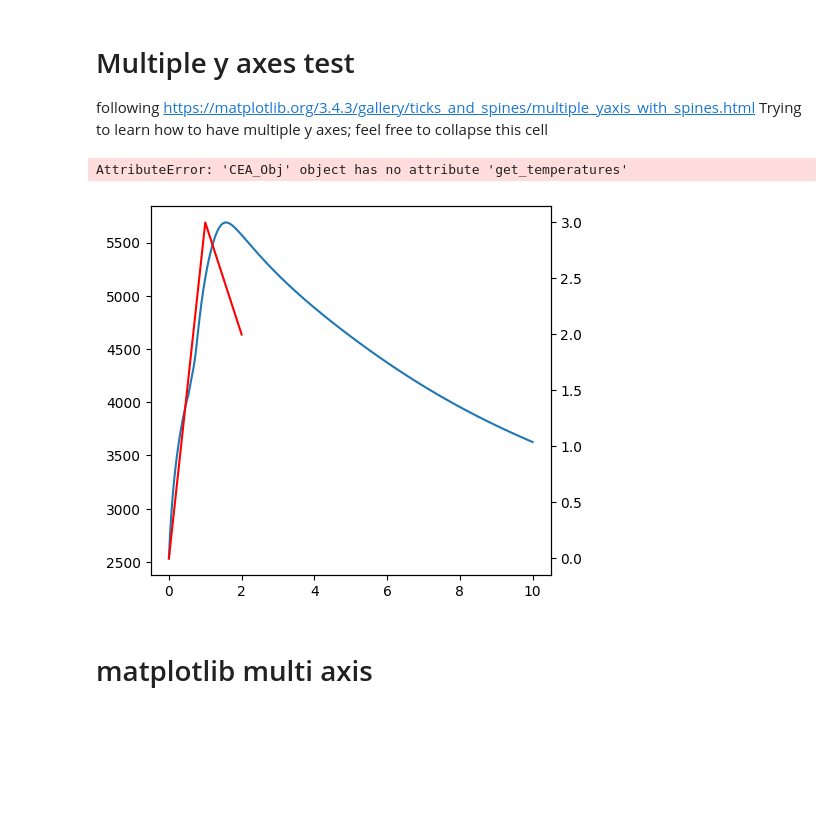
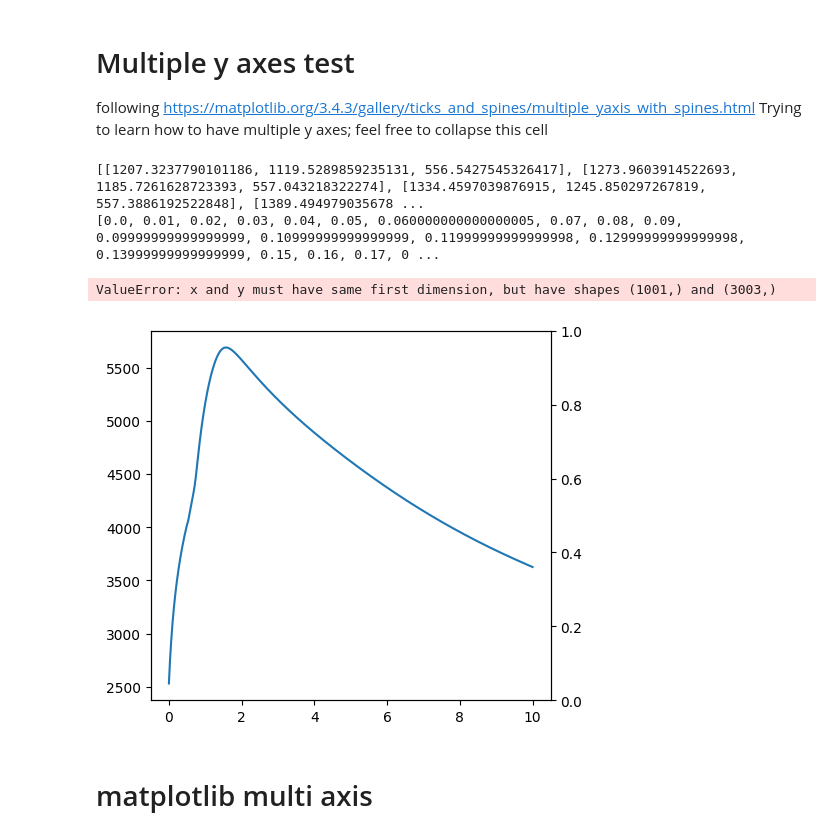
Before and after one commit to 2d1ff1cult/UNLV_SEDS_SPARK2, a Jupyter notebook: SPARK2_RocketCEA.ipynb, the cells around one changed output. Cells and saved outputs as stored; diff of their text form; code cells hidden in the pictures; blank space fills up the shorter version.

```diff
--- a/SPARK2_RocketCEA.ipynb
+++ b/SPARK2_RocketCEA.ipynb
@@ -347,47 +321,58 @@ from rocketcea.cea_obj import CEA_Obj
 
 fig, ax = plt.subplots()
 fig.subplots_adjust(right=0.75)
+
+rankine = 0.5555555556 #how many rankines in a kelvin
 
 
 # sample pcL from quickstart guide of rocketcea
 pcL = [800., 100., 70.]
 
 # note that you can use common ox/fuels' equations
 ispObj = CEA_Obj(propName='', oxName='LOX', fuelName="C2H5OH")
 
 for Pc in pcL:
   cstararr = []
+  temprankine = []
+  tempkelvin = []
   MR = 0.0
   mrarr = []
   label = []
   while MR < 10.0:
     cstararr.append(ispObj.get_Cstar( Pc=Pc, MR=MR))
+    temprankine.append(ispObj.get_Temperatures(Pc=Pc, MR=MR))
+
     mrarr.append(MR)
     MR += 0.01 # smaller for more precise data
 
   cstar = ax # defining primary plot
   temp = ax.twinx()
 
   temp.spines.right.set_position(("axes", 1))
 
   cstarplot, = ax.plot(mrarr,cstararr,label='Pc=%g psia'%Pc) # defining cstarplot as primary
-  #TODO: add fuel stuff vs. temperature, currently just sample data
-  # tempplot, = temp.plot([0, 1, 2], [0, 3, 2], "r-", label="Temperature")
-  tempplot, = temp.plot([0, 1, 2], [0, 3, 2], "r-", label="Temperature")
-  print(ispObj.get_temperatures(Pc=Pc, MR=MR,  ))
+  for i in range(0,len(temprankine)):
+    for j in temprankine[i]:
+      tempkelvin.append(rankine*j)
+
+  print(temprankine)
+  print(mrarr)
+  tempplot = temp.plot(mrarr,tempkelvin)
   cstar.set_xlabel('Mixture Ratio (O/F)')
   cstar.set_ylabel('C* (ft/sec)')
-  temp.set_ylabel("Temperature")
+  #temp.set_ylabel("Temperature")
 
   cstar.legend(loc='upper right')
-  temp.legend(loc='lower right')
+  #temp.legend(loc='best')
   cstar.grid(True)
-  plt.title("Ox / Fuel: " + ispObj.desc)
+  plt.title("C* vs. Isp & Temp\n Ox / Fuel: " + ispObj.desc)
 
 plt.show()
 # %% [output]
-AttributeError: 'CEA_Obj' object has no attribute 'get_temperatures'
+[[1207.3237790101186, 1119.5289859235131, 556.5427545326417], [1273.9603914522693, 1185.7261628723393, 557.043218322274], [1334.4597039876915, 1245.850297267819, 557.3886192522848], [1389.494979035678 ...
+[0.0, 0.01, 0.02, 0.03, 0.04, 0.05, 0.060000000000000005, 0.07, 0.08, 0.09, 0.09999999999999999, 0.10999999999999999, 0.11999999999999998, 0.12999999999999998, 0.13999999999999999, 0.15, 0.16, 0.17, 0 ...
+ValueError: x and y must have same first dimension, but have shapes (1001,) and (3003,)
-[figure, old version]
+[figure, new version]
 # %% [markdown]
 # matplotlib multi axis
 # %%
```
Also changed, not shown: parts of 13 cells of this notebook.
